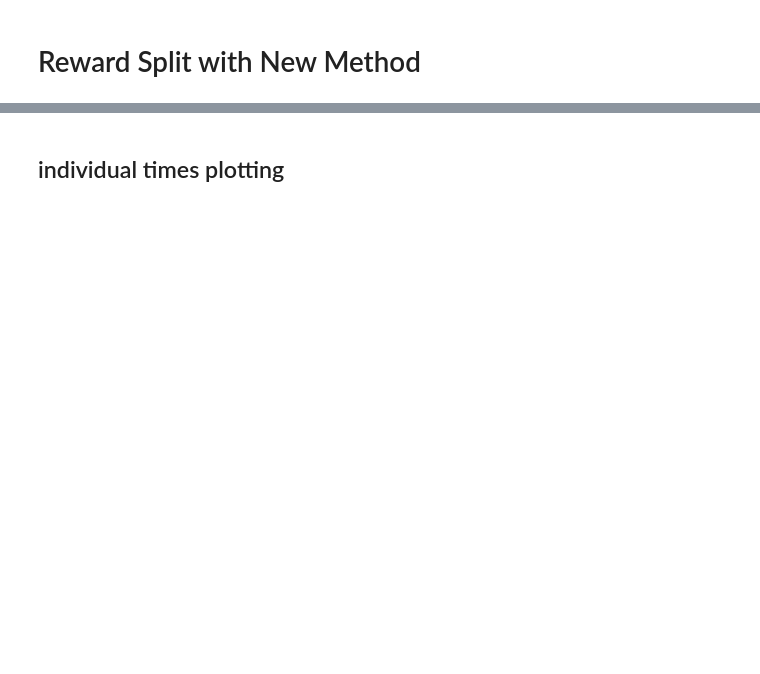
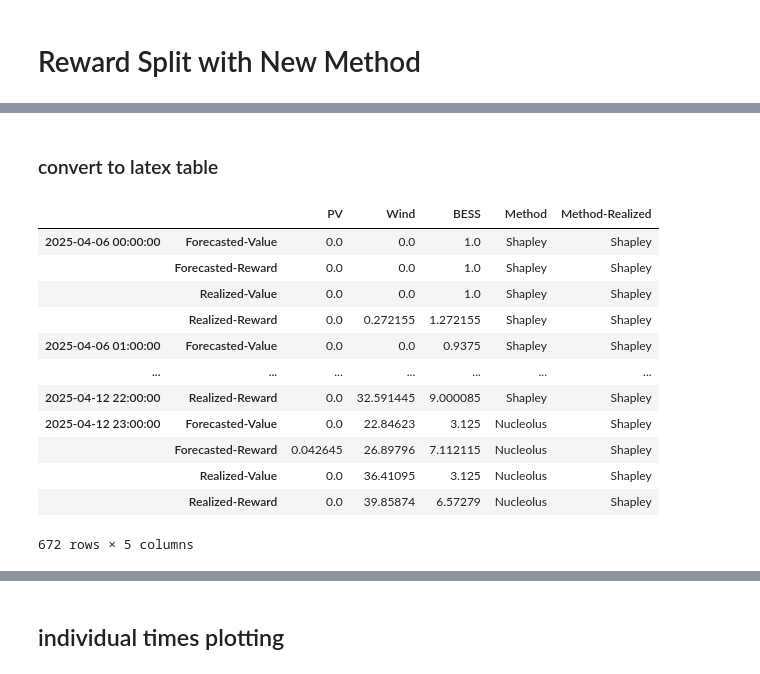
Before and after one commit to cvonholly/dvpp_reward_mechanism, a Jupyter notebook: case_visualize_mp.ipynb, the cells around one changed output, grey strips where cells are left out. Saved outputs shown, nothing was run; the diff lists cells and outputs as text; code cells hidden in the pictures; blank space fills up the shorter version.

```diff
--- a/case_visualize_mp.ipynb
+++ b/case_visualize_mp.ipynb
@@ -232,0 +205,18 @@ df_mean.sum()['Realized-Reward'] / df_mean.sum()['Realized-Value']
+# %% [markdown]
+### convert to latex table
+# %%
+df_rewards
+# %% [output]
+|  |  | PV | Wind | BESS | Method | Method-Realized |
+| 2025-04-06 00:00:00 | Forecasted-Value | 0.0 | 0.0 | 1.0 | Shapley | Shapley |
+|  | Forecasted-Reward | 0.0 | 0.0 | 1.0 | Shapley | Shapley |
+|  | Realized-Value | 0.0 | 0.0 | 1.0 | Shapley | Shapley |
+|  | Realized-Reward | 0.0 | 0.272155 | 1.272155 | Shapley | Shapley |
+| 2025-04-06 01:00:00 | Forecasted-Value | 0.0 | 0.0 | 0.9375 | Shapley | Shapley |
+| ... | ... | ... | ... | ... | ... | ... |
+| 2025-04-12 22:00:00 | Realized-Reward | 0.0 | 32.591445 | 9.000085 | Shapley | Shapley |
+| 2025-04-12 23:00:00 | Forecasted-Value | 0.0 | 22.84623 | 3.125 | Nucleolus | Shapley |
+|  | Forecasted-Reward | 0.042645 | 26.89796 | 7.112115 | Nucleolus | Shapley |
+|  | Realized-Value | 0.0 | 36.41095 | 3.125 | Nucleolus | Shapley |
+|  | Realized-Reward | 0.0 | 39.85874 | 6.57279 | Nucleolus | Shapley |
+672 rows × 5 columns
```
Also changed, not shown: parts of 32 cells of this notebook.
